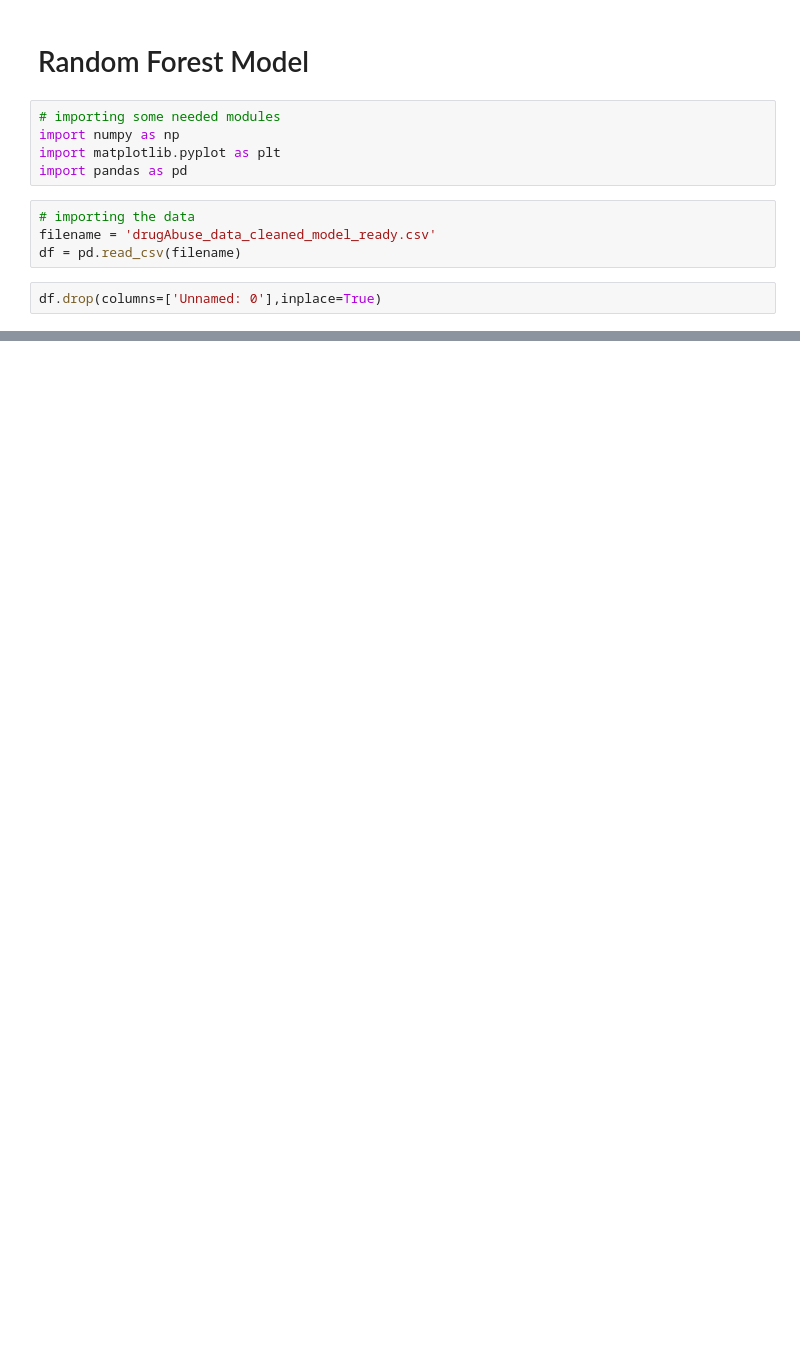
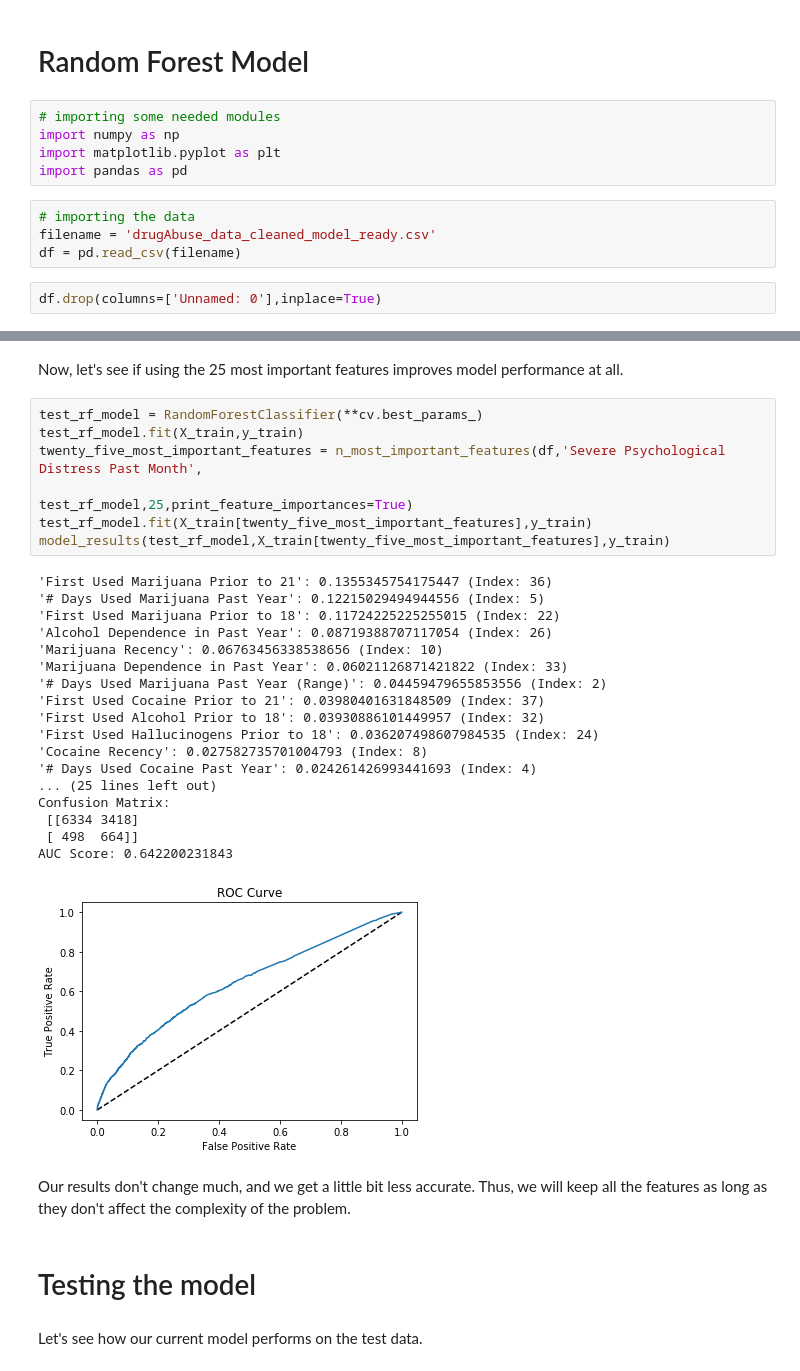
Before and after one commit to rajs96/data_science, a Jupyter notebook: drugAbuse_mentalHealth_proj/Models/random_forest/Random Forest.ipynb, the cells around one changed output, grey strips where cells are left out. Saved outputs shown, nothing was run; the diff lists cells and outputs as text; blank space fills up the shorter version.

```diff
--- a/drugAbuse_mentalHealth_proj/Models/random_forest/Random Forest.ipynb
+++ b/drugAbuse_mentalHealth_proj/Models/random_forest/Random Forest.ipynb
@@ -101,0 +184,34 @@ AUC Score: 1.0
+# %% [markdown]
+Now, let's see if using the 25 most important features improves model performance at all.
+# %%
+test_rf_model = RandomForestClassifier(**cv.best_params_)
+test_rf_model.fit(X_train,y_train)
+twenty_five_most_important_features = n_most_important_features(df,'Severe Psychological Distress Past Month',
+                                                                test_rf_model,25,print_feature_importances=True)
+test_rf_model.fit(X_train[twenty_five_most_important_features],y_train)
+model_results(test_rf_model,X_train[twenty_five_most_important_features],y_train)
+# %% [output]
+'First Used Marijuana Prior to 21': 0.1355345754175447 (Index: 36)
+'# Days Used Marijuana Past Year': 0.12215029494944556 (Index: 5)
+'First Used Marijuana Prior to 18': 0.11724225225255015 (Index: 22)
+'Alcohol Dependence in Past Year': 0.08719388707117054 (Index: 26)
+'Marijuana Recency': 0.06763456338538656 (Index: 10)
+'Marijuana Dependence in Past Year': 0.06021126871421822 (Index: 33)
+'# Days Used Marijuana Past Year (Range)': 0.04459479655853556 (Index: 2)
+'First Used Cocaine Prior to 21': 0.03980401631848509 (Index: 37)
+'First Used Alcohol Prior to 18': 0.03930886101449957 (Index: 32)
+'First Used Hallucinogens Prior to 18': 0.036207498607984535 (Index: 24)
+'Cocaine Recency': 0.027582735701004793 (Index: 8)
+'# Days Used Cocaine Past Year': 0.024261426993441693 (Index: 4)
+... (25 lines left out)
+Confusion Matrix:
+ [[6334 3418]
+ [ 498  664]]
+AUC Score: 0.642200231843
+[figure, added]
+# %% [markdown]
+Our results don't change much, and we get a little bit less accurate. Thus, we will keep all the features as long as they don't affect the complexity of the problem.
+# %% [markdown]
+# Testing the model
+# %% [markdown]
+Let's see how our current model performs on the test data.
```
Also changed, not shown: parts of 13 cells of this notebook, 4 other files.
